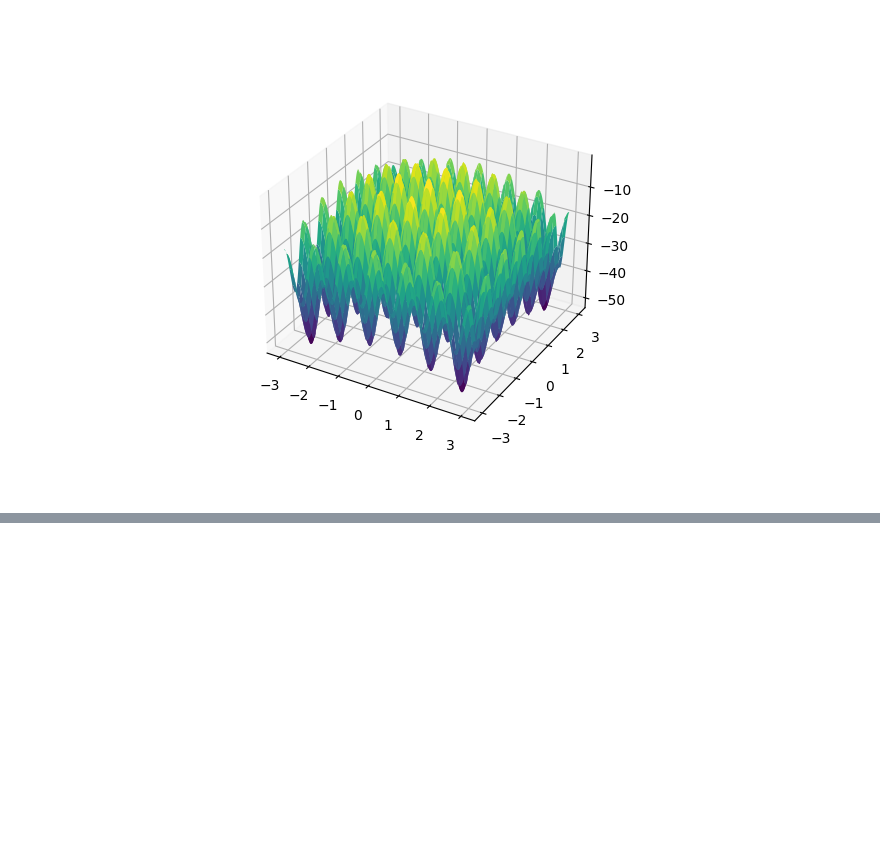
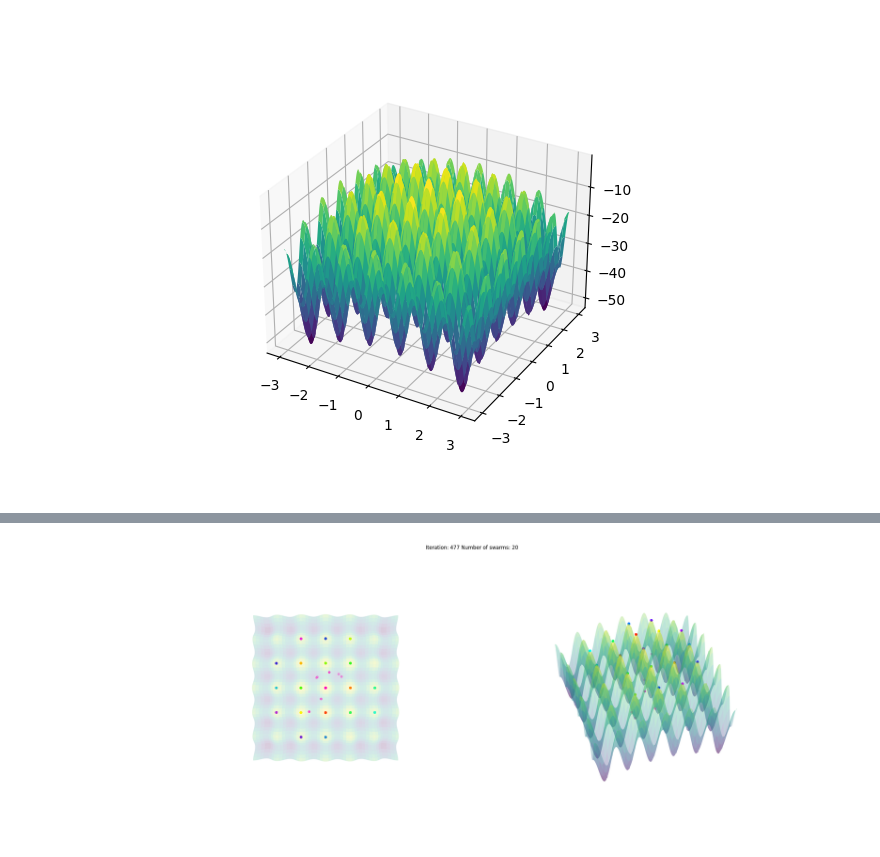
Before and after one commit to dig07/PySO, a Jupyter notebook: examples/Hierarchical_example.ipynb, the cells around one changed output, grey strips where cells are left out. Cells and saved outputs as stored; diff of their text form; code cells hidden in the pictures; blank space fills up the shorter version.

```diff
--- a/examples/Hierarchical_example.ipynb
+++ b/examples/Hierarchical_example.ipynb
@@ -298,34 +299,41 @@ def animate(iteration):
     # On both plots, plot the surface we are trying to optimize
     ax_vertical.plot_surface(X, Y, func_vals ,cmap='viridis', edgecolor='none',alpha=0.2,zorder=0)
     ax_side.plot_surface(X, Y, func_vals ,cmap='viridis', edgecolor='none',alpha=0.3,zorder=0)
 
     # Pick the dataframe for the segment we are in
     df = heirachial_subsets[heirachy_index]
 
     # Filter to current iteration
     iteration_dataframe = df[df['IterationNumber'] == iteration]
 
 
     # For each swarm in this iteration (including frozen ones)
     for swarm_index in range(num_swarm_in_each_subset[heirachy_index]):
 
         # Filter to specific swarm
         df = iteration_dataframe[iteration_dataframe['swarm_number'] == swarm_index]
 
         # Extract positions and calculate scatter function values
         positions = np.array([df['x'].to_numpy(),df['y'].to_numpy()]).T
         scatter_func_vals= Rastrigin_func(positions)
 
         # Plot positions and values on both plots
         ax_vertical.scatter(df['x'],df['y'],scatter_func_vals,color=heirachical_colour_map(swarm_index),s=25,zorder=1)
         ax_side.scatter(df['x'],df['y'],scatter_func_vals,color=heirachical_colour_map(swarm_index),s=25,zorder=1,
                         label='Swarm Number: '+str(swarm_index)+' Particles: ' + str(positions.shape[0]))
 
     # plt.legend(loc=(1,0.9))
     ax_vertical.axis('off')
     ax_side.axis('off')
+    plt.savefig('hierarchical_results/frames/'+str(iteration)+'.pdf')
 
-ani = animation.FuncAnimation(fig, animate, interval=1, frames=np.max(iterations))
-ani.save('hierarchical_results/animation_non_periodic.gif', writer='ffmpeg',fps=10)
-plt.close()
+
+# ani = animation.FuncAnimation(fig, animate, interval=1, frames=np.max(iterations))
+# # ani.save('hierarchical_results/animation_non_periodic.gif', writer='ffmpeg',fps=10)
+
+# plt.close()
+for i in range(np.max(iterations)):
+    animate(i)
+# %% [output]
+[figure, added]
 # %%
```
Also changed, not shown: parts of 2 cells of this notebook, 6 other files.
